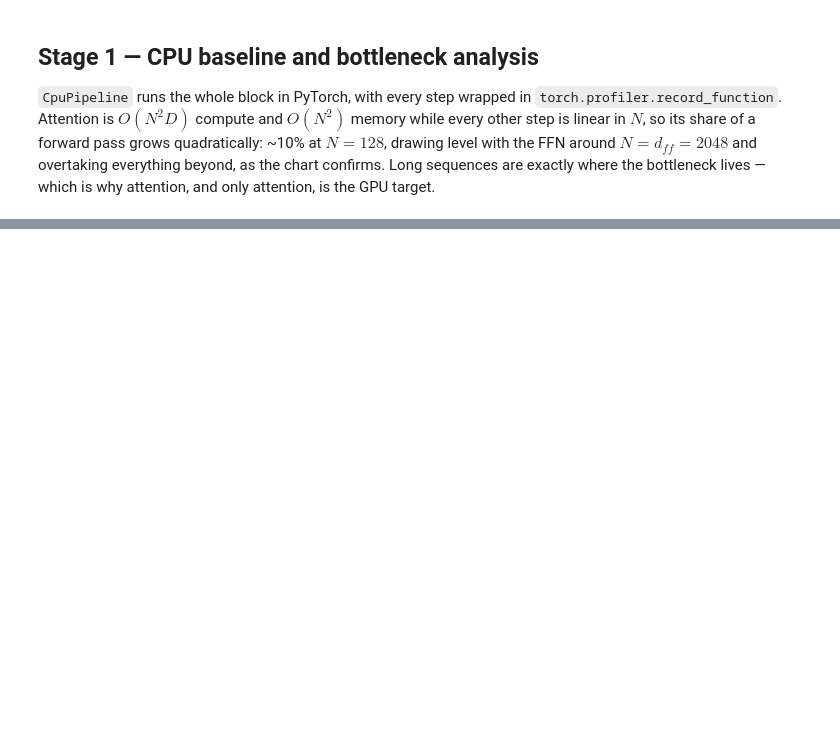
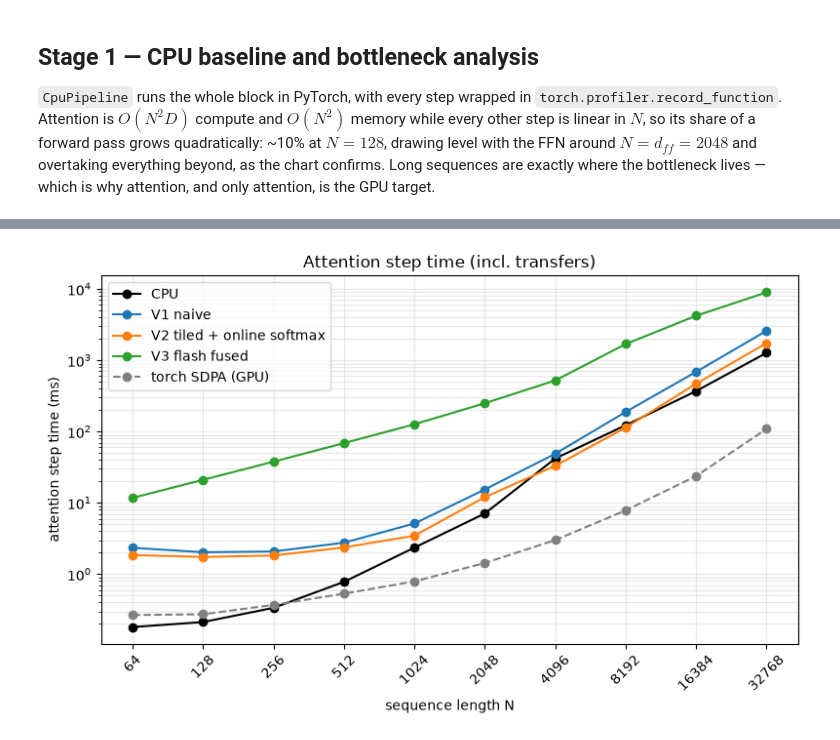
Before and after one commit to ldkhang1201/gpt, a Jupyter notebook: notebooks/attention.ipynb, the cells around one changed output, grey strips where cells are left out. Cells and saved outputs as stored; diff of their text form; code cells hidden in the pictures; blank space fills up the shorter version.

```diff
--- a/notebooks/attention.ipynb
+++ b/notebooks/attention.ipynb
@@ -131,13 +170,13 @@ swapping a kernel into an otherwise-CPU pipeline. Sequence lengths cover the
 # %%
-SEQ_LENS = [128, 256, 512, 1024, 2048]
+SEQ_LENS = [2 ** x for x in range(6, 16)]
 
 if cuda.is_available():
     classes = {"CPU": CpuPipeline,
                "V1 naive": GpuV1,
                "V2 tiled + online softmax": GpuV2,
                "V3 flash fused": GpuV3}
-    times = bench.bench_attention(classes, SEQ_LENS)
-    times["torch SDPA (GPU)"] = [bench.sdpa_gpu_ms(cpu_model, n) for n in SEQ_LENS]
+    times = bench.bench_attention(classes, SEQ_LENS, reps=3)
+    times["torch SDPA (GPU)"] = [bench.sdpa_gpu_ms(cpu_model, n, reps=3) for n in SEQ_LENS]
 
     header = f"{'N':>6} " + "".join(f"{name:>28}" for name in times)
     print(header + "\n" + "-" * len(header))
@@ -148,22 +200,24 @@ else:
 # %%
 # Chart 2 -- attention step time vs sequence length
 if cuda.is_available():
     style = {"CPU": ("black", "-"), "V1 naive": ("tab:blue", "-"),
              "V2 tiled + online softmax": ("tab:orange", "-"),
              "V3 flash fused": ("tab:green", "-"), "torch SDPA (GPU)": ("gray", "--")}
 
     fig, ax = plt.subplots(figsize=(8, 5))
     for name, ts in times.items():
         color, ls = style[name]
         ax.plot(SEQ_LENS, ts, marker="o", color=color, linestyle=ls, label=name)
     ax.set_xscale("log", base=2)
     ax.set_yscale("log")
-    ax.set_xticks(SEQ_LENS, SEQ_LENS)
+    ax.set_xticks(SEQ_LENS, SEQ_LENS, rotation=45)
     ax.set_xlabel("sequence length N")
     ax.set_ylabel("attention step time (ms)")
     ax.set_title("Attention step time (incl. transfers)")
     ax.grid(True, which="both", alpha=0.3)
     ax.legend()
     plt.tight_layout()
     plt.show()
+# %% [output]
+[figure, added]
 # %%
```
Also changed, not shown: parts of 8 cells of this notebook, 4 other files.
